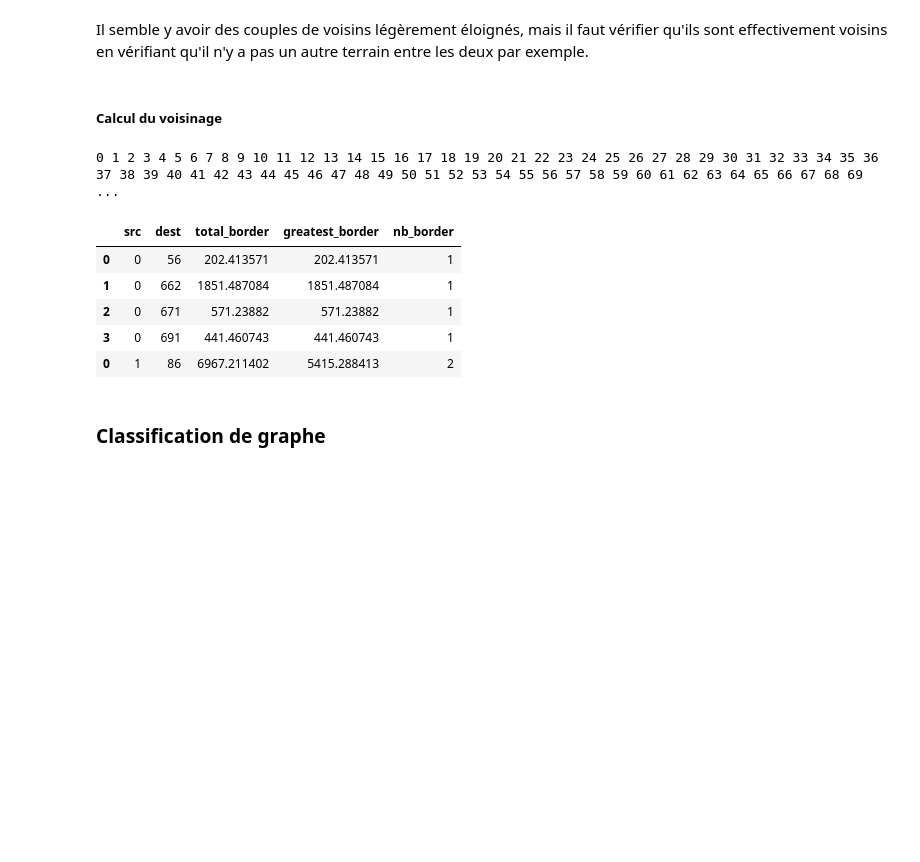
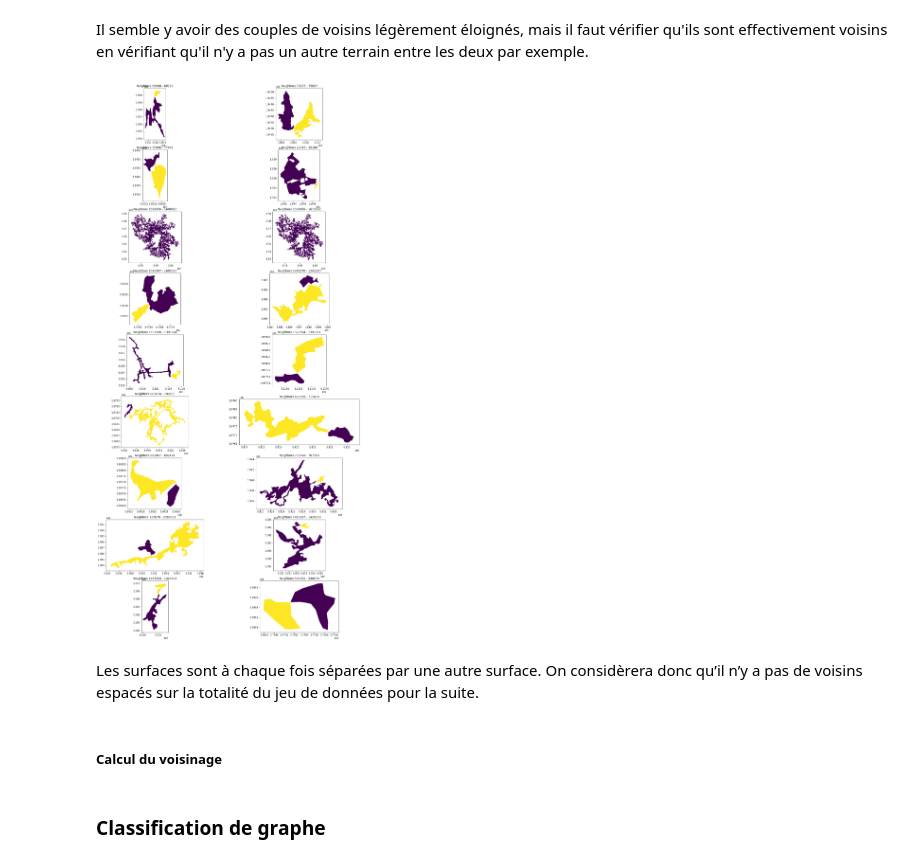
Before and after one commit to massimovenuti/clc-graph-deep-learning, a Jupyter notebook: clc.ipynb, the cells around one changed output. Cells and saved outputs as stored; diff of their text form; code cells hidden in the pictures; blank space fills up the shorter version.

Commit message:
construction du jeu de données

```diff
--- a/clc.ipynb
+++ b/clc.ipynb
@@ -295,5 +325,8 @@ distanced, overlapped = calc_dist_over(zones)
 # %%
 distanced.to_csv("data/distanced.csv")
 overlapped.to_csv("data/overlapped.csv")
+# %%
+distanced = pd.read_csv("data/distanced.csv")
+overlapped = pd.read_csv("data/overlapped.csv")
 # %%
 overlapped
@@ -304,31 +357,33 @@ distanced
 # %% [markdown]
 Il semble y avoir des couples de voisins légèrement éloignés, mais il faut vérifier qu'ils sont effectivement voisins en vérifiant qu'il n'y a pas un autre terrain entre les deux par exemple.
 # %%
-def plot_distanced_neighbors(distanced):
-    plt.figure(figsize=(20, 10))
-    plt.subplots_adjust(hspace=0.5)
+plt.figure(figsize=(20, 90))
 
-    i = 0
-    src = []
-    for index, neighbors in distanced.iterrows():
-        if neighbors.dest in src:
-            continue
+i = 0
+src = []
+for index, neighbors in distanced.iterrows():
+    if neighbors.dest in src:
+        continue
 
-        src.append(neighbors.src)
+    src.append(neighbors.src)
 
-        # add a new subplot iteratively
-        ax = plt.subplot(int(distanced.shape[0]/4)+1, 4, i + 1)
-        i = i+1
+    # add a new subplot iteratively
+    ax = plt.subplot(int(distanced.shape[0]/2)+1, 2, i + 1)
+    i = i+1
 
-        gdf = gpd.read_file("data/zones.gpkg", layer=neighbors.zone)
-        areas = gdf[gdf.OBJECTID.isin([neighbors.src, neighbors.dest])]
-        areas.plot(color = "red", ax=ax)
+    gdf = gpd.read_file("data/zones.gpkg", layer=neighbors.zone)
+    areas = gdf[gdf.OBJECTID.isin([neighbors.src, neighbors.dest])]
+    areas.plot("OBJECTID", ax=ax)
 
-        other = gdf[gdf.geometry.touches(areas.iloc[0].geometry)]
-        if other.shape[0] > 0:
-            other.plot(color="grey", ax=ax)
-        # chart formatting
-        ax.set_title(f"Neighbors {neighbors.src} - {neighbors.dest}")
+    other = gdf[gdf.geometry.touches(areas.iloc[0].geometry)]
+    if other.shape[0] > 0:
+        other.plot(color="grey", ax=ax, alpha=0.7)
+
+    ax.set_title(f"Neighbors {neighbors.src} - {neighbors.dest}")
+# %% [output]
+[figure, added]
+# %% [markdown]
+Les surfaces sont à chaque fois séparées par une autre surface. On considèrera donc qu’il n’y a pas de voisins espacés sur la totalité du jeu de données pour la suite.
 # %% [markdown]
 ##### Calcul du voisinage
 # %%
@@ -378,17 +433,8 @@ def calc_neighborhood(gdf):
 # %%
 neighborhood = calc_neighborhood(zone_11_gdf)
 neighborhood.to_csv("data/zone-11-neighborhood.csv")
-# %% [output]
-0 1 2 3 4 5 6 7 8 9 10 11 12 13 14 15 16 17 18 19 20 21 22 23 24 25 26 27 28 29 30 31 32 33 34 35 36 37 38 39 40 41 42 43 44 45 46 47 48 49 50 51 52 53 54 55 56 57 58 59 60 61 62 63 64 65 66 67 68 69  ...
 # %%
 neighborhood.head()
-# %% [output]
-|  | src | dest | total_border | greatest_border | nb_border |
-| 0 | 0 | 56 | 202.413571 | 202.413571 | 1 |
-| 1 | 0 | 662 | 1851.487084 | 1851.487084 | 1 |
-| 2 | 0 | 671 | 571.23882 | 571.23882 | 1 |
-| 3 | 0 | 691 | 441.460743 | 441.460743 | 1 |
-| 0 | 1 | 86 | 6967.211402 | 5415.288413 | 2 |
 # %% [markdown]
 ### Classification de graphe
 # %%
```
Also changed, not shown: parts of 21 cells of this notebook, 3 other files.
